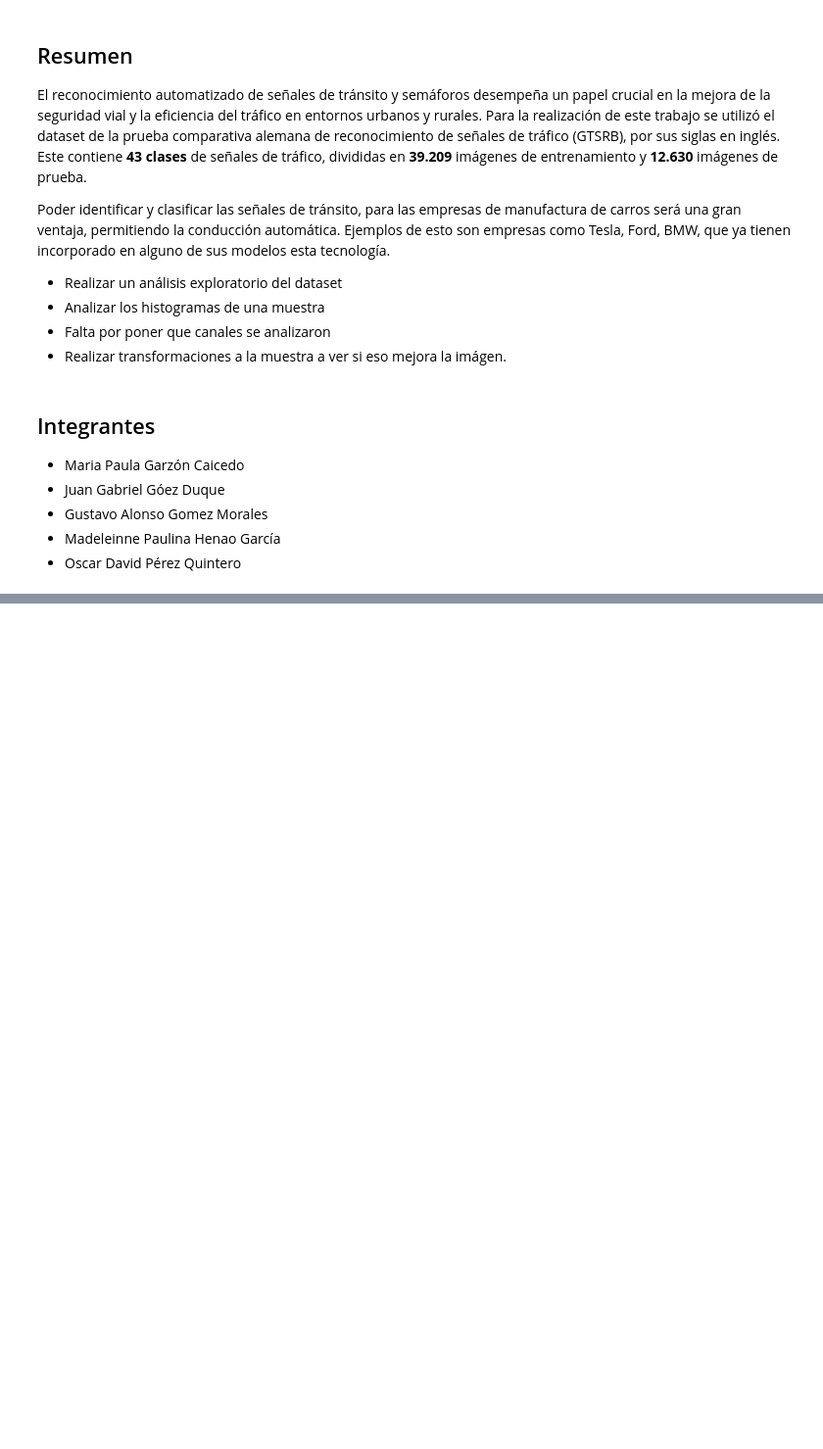
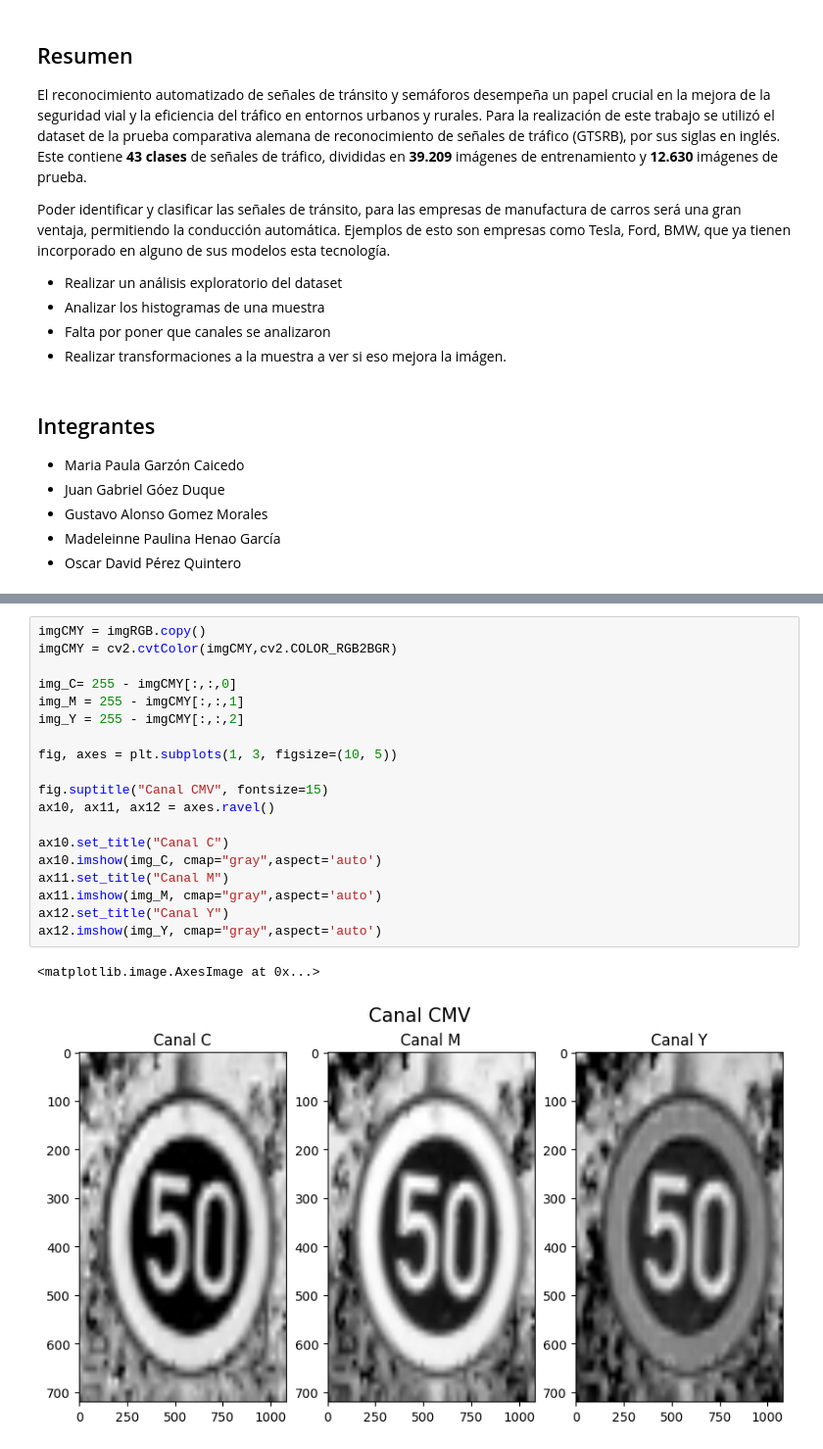
Before and after one commit to madeleinnehenao/VisionArtificialProyecto, a Jupyter notebook: proyecto_final.ipynb, the cells around one changed output, grey strips where cells are left out. Shown at 98% size. Drawn from its saved outputs; the diff is of its cells as text; blank space fills up the shorter version.

```diff
--- a/proyecto_final.ipynb
+++ b/proyecto_final.ipynb
@@ -97,0 +92,22 @@ plt.show()
+# %%
+imgCMY = imgRGB.copy()
+imgCMY = cv2.cvtColor(imgCMY,cv2.COLOR_RGB2BGR)
+
+img_C= 255 - imgCMY[:,:,0]
+img_M = 255 - imgCMY[:,:,1]
+img_Y = 255 - imgCMY[:,:,2]
+
+fig, axes = plt.subplots(1, 3, figsize=(10, 5))
+
+fig.suptitle("Canal CMV", fontsize=15)
+ax10, ax11, ax12 = axes.ravel()
+
+ax10.set_title("Canal C")
+ax10.imshow(img_C, cmap="gray",aspect='auto')
+ax11.set_title("Canal M")
+ax11.imshow(img_M, cmap="gray",aspect='auto')
+ax12.set_title("Canal Y")
+ax12.imshow(img_Y, cmap="gray",aspect='auto')
+# %% [output]
+<matplotlib.image.AxesImage at 0x...>
+[figure, added]
```
Also changed, not shown: parts of 7 cells of this notebook.
